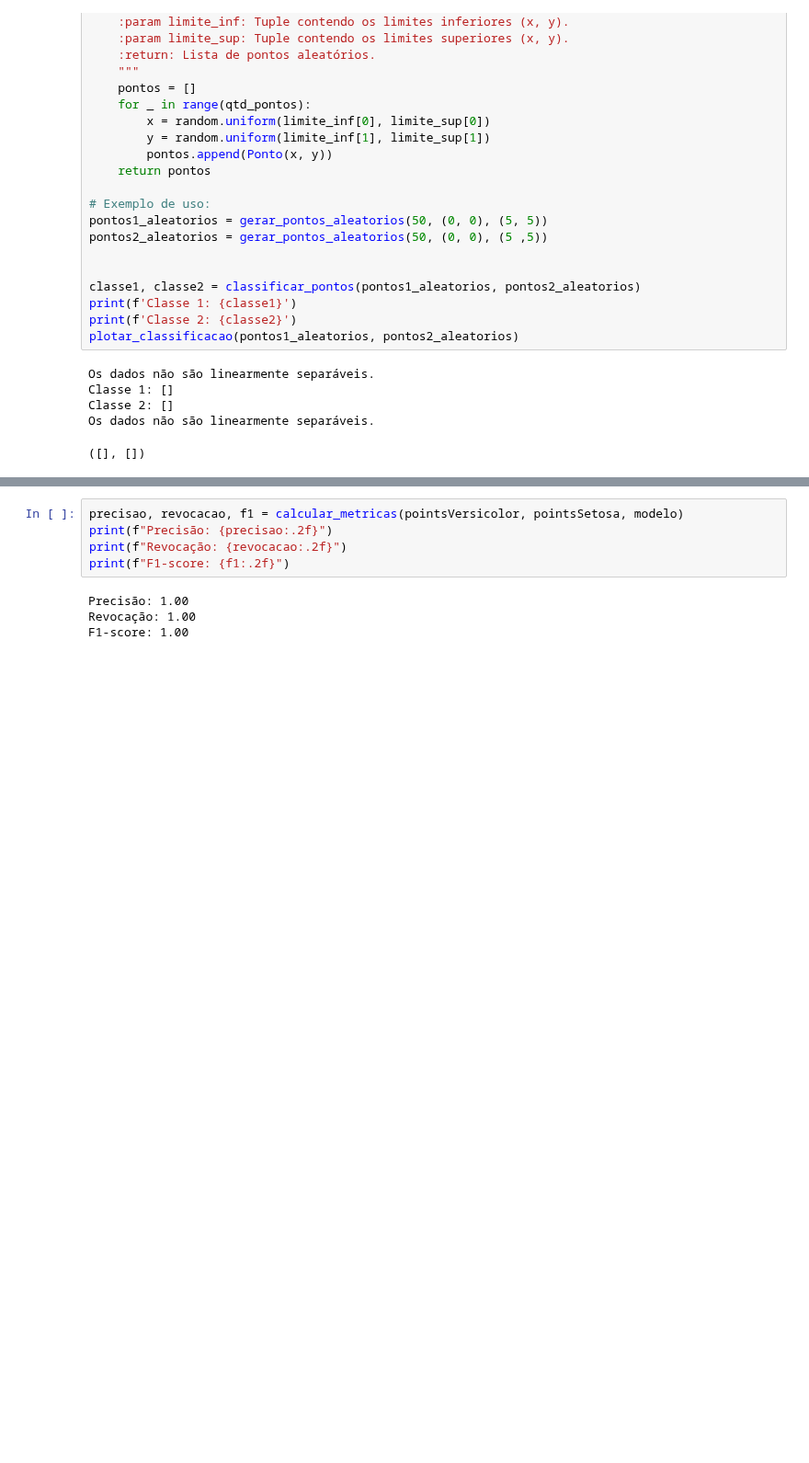
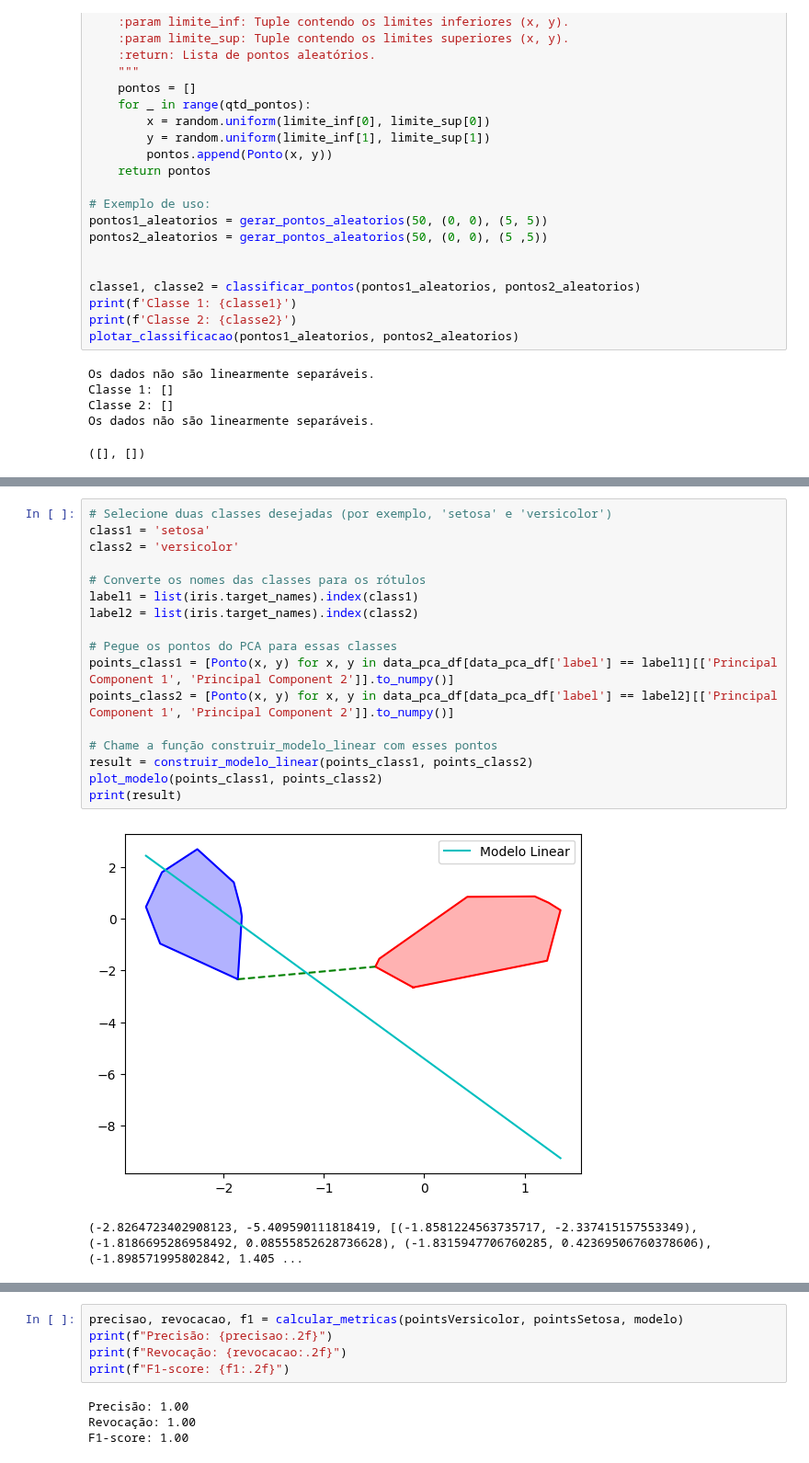
Before and after one commit to marcelomrad/Classificador_Linear, a Jupyter notebook: main.ipynb, the cells around one changed output, grey strips where cells are left out. Shown at 92% size. Drawn from its saved outputs; the diff is of its cells as text; blank space fills up the shorter version.

```diff
--- a/main.ipynb
+++ b/main.ipynb
@@ -467 +583,21 @@ print(f"F1-score: {f1:.2f}") """
+# %%
+# Selecione duas classes desejadas (por exemplo, 'setosa' e 'versicolor')
+class1 = 'setosa'
+class2 = 'versicolor'
+
+# Converte os nomes das classes para os rótulos
+label1 = list(iris.target_names).index(class1)
+label2 = list(iris.target_names).index(class2)
+
+# Pegue os pontos do PCA para essas classes
+points_class1 = [Ponto(x, y) for x, y in data_pca_df[data_pca_df['label'] == label1][['Principal Component 1', 'Principal Component 2']].to_numpy()]
+points_class2 = [Ponto(x, y) for x, y in data_pca_df[data_pca_df['label'] == label2][['Principal Component 1', 'Principal Component 2']].to_numpy()]
+
+# Chame a função construir_modelo_linear com esses pontos
+result = construir_modelo_linear(points_class1, points_class2)
+plot_modelo(points_class1, points_class2)
+print(result)
+# %% [output]
+[figure, added]
+(-2.8264723402908123, -5.409590111818419, [(-1.8581224563735717, -2.337415157553349), (-1.8186695286958492, 0.08555852628736628), (-1.8315947706760285, 0.42369506760378606), (-1.898571995802842, 1.405 ...
 # %%
```
Also changed, not shown: parts of 14 cells of this notebook.
